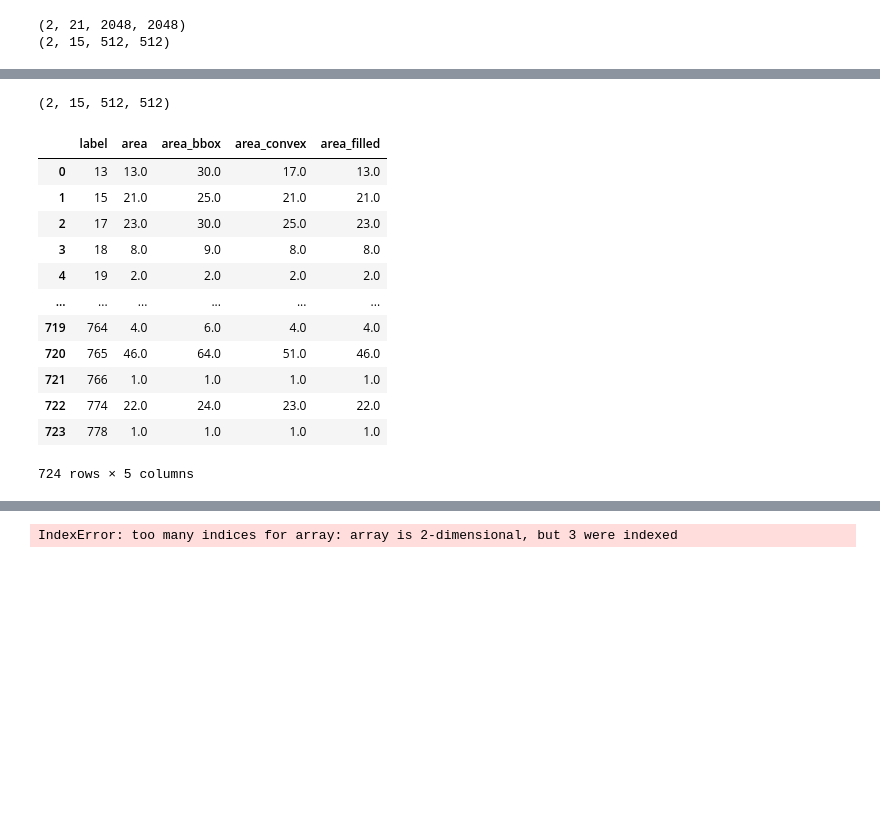
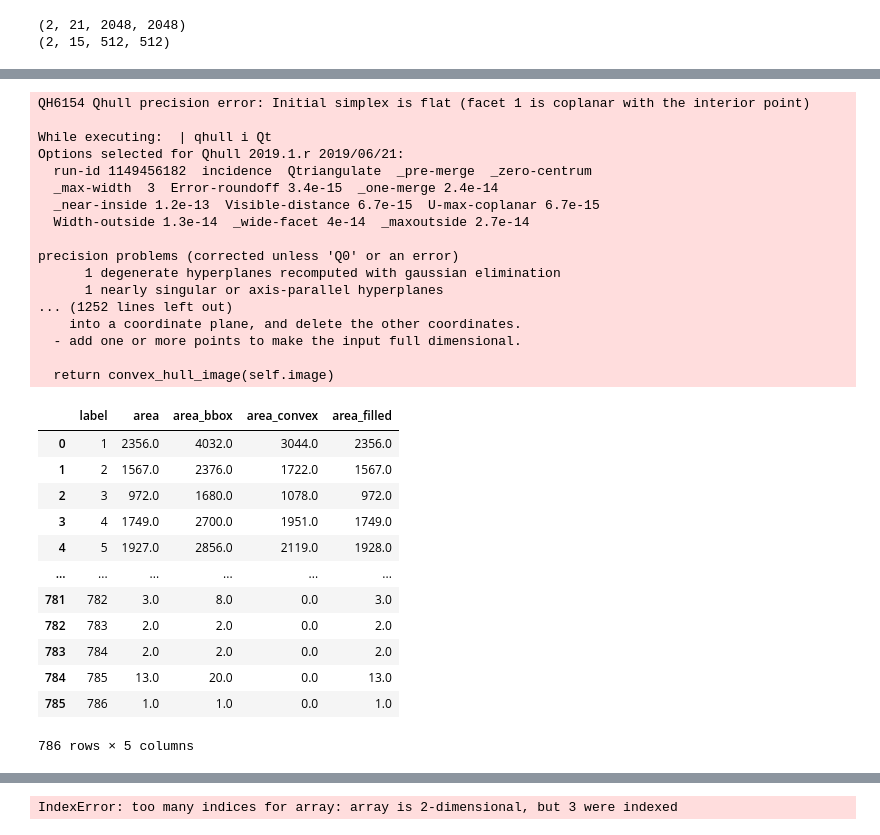
Before and after one commit to Gladfelter-Lab/condensate-analysis, a Jupyter notebook: notebooks/tmp_dev.ipynb, the cells around one changed output, grey strips where cells are left out. Drawn from its saved outputs; the diff is of its cells as text; code cells hidden in the pictures; blank space fills up the shorter version.

```diff
--- a/notebooks/tmp_dev.ipynb
+++ b/notebooks/tmp_dev.ipynb
@@ -14,22 +19,35 @@ print(img.shape)
 # %%
-masked, rgb = ca.mask_image(img[0,7,:,:], threshold="otsu", watershed=3, background_sub=False)
+masked, rgb = ca.mask_image(img[0,:,:,:], clear_border=False)
-# %%
-img.shape
-# %% [output]
-(2, 15, 512, 512)
 # %%
-ca.featurize_image(img[0,7,:,:], masked, features=["area"])
+ca.featurize_image(img[0,:,:,:], masked, features=["area"])
 # %% [output]
+QH6154 Qhull precision error: Initial simplex is flat (facet 1 is coplanar with the interior point)
+
+While executing:  | qhull i Qt
+Options selected for Qhull 2019.1.r 2019/06/21:
+  run-id 1149456182  incidence  Qtriangulate  _pre-merge  _zero-centrum
+  _max-width  3  Error-roundoff 3.4e-15  _one-merge 2.4e-14
+  _near-inside 1.2e-13  Visible-distance 6.7e-15  U-max-coplanar 6.7e-15
+  Width-outside 1.3e-14  _wide-facet 4e-14  _maxoutside 2.7e-14
+
+precision problems (corrected unless 'Q0' or an error)
+      1 degenerate hyperplanes recomputed with gaussian elimination
+      1 nearly singular or axis-parallel hyperplanes
+... (1252 lines left out)
+    into a coordinate plane, and delete the other coordinates.
+  - add one or more points to make the input full dimensional.
+
+  return convex_hull_image(self.image)
 |  | label | area | area_bbox | area_convex | area_filled |
-| 0 | 13 | 13.0 | 30.0 | 17.0 | 13.0 |
-| 1 | 15 | 21.0 | 25.0 | 21.0 | 21.0 |
-| 2 | 17 | 23.0 | 30.0 | 25.0 | 23.0 |
-| 3 | 18 | 8.0 | 9.0 | 8.0 | 8.0 |
-| 4 | 19 | 2.0 | 2.0 | 2.0 | 2.0 |
+| 0 | 1 | 2356.0 | 4032.0 | 3044.0 | 2356.0 |
+| 1 | 2 | 1567.0 | 2376.0 | 1722.0 | 1567.0 |
+| 2 | 3 | 972.0 | 1680.0 | 1078.0 | 972.0 |
+| 3 | 4 | 1749.0 | 2700.0 | 1951.0 | 1749.0 |
+| 4 | 5 | 1927.0 | 2856.0 | 2119.0 | 1928.0 |
 | ... | ... | ... | ... | ... | ... |
-| 719 | 764 | 4.0 | 6.0 | 4.0 | 4.0 |
-| 720 | 765 | 46.0 | 64.0 | 51.0 | 46.0 |
-| 721 | 766 | 1.0 | 1.0 | 1.0 | 1.0 |
-| 722 | 774 | 22.0 | 24.0 | 23.0 | 22.0 |
-| 723 | 778 | 1.0 | 1.0 | 1.0 | 1.0 |
+| 781 | 782 | 3.0 | 8.0 | 0.0 | 3.0 |
+| 782 | 783 | 2.0 | 2.0 | 0.0 | 2.0 |
+| 783 | 784 | 2.0 | 2.0 | 0.0 | 2.0 |
+| 784 | 785 | 13.0 | 20.0 | 0.0 | 13.0 |
+| 785 | 786 | 1.0 | 1.0 | 0.0 | 1.0 |
-724 rows × 5 columns
+786 rows × 5 columns
```
Also changed, not shown: parts of 4 cells of this notebook, 2 other files.
